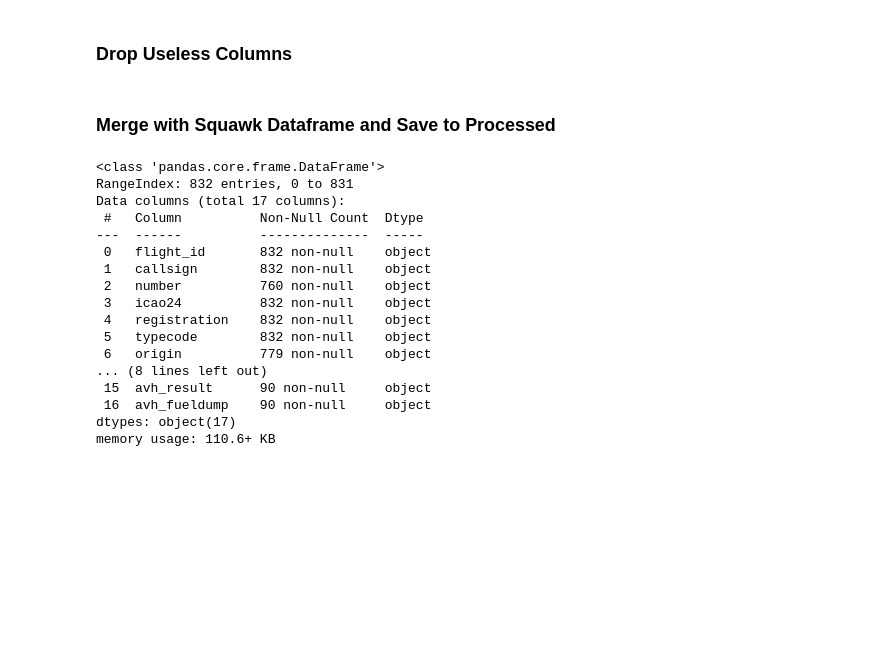
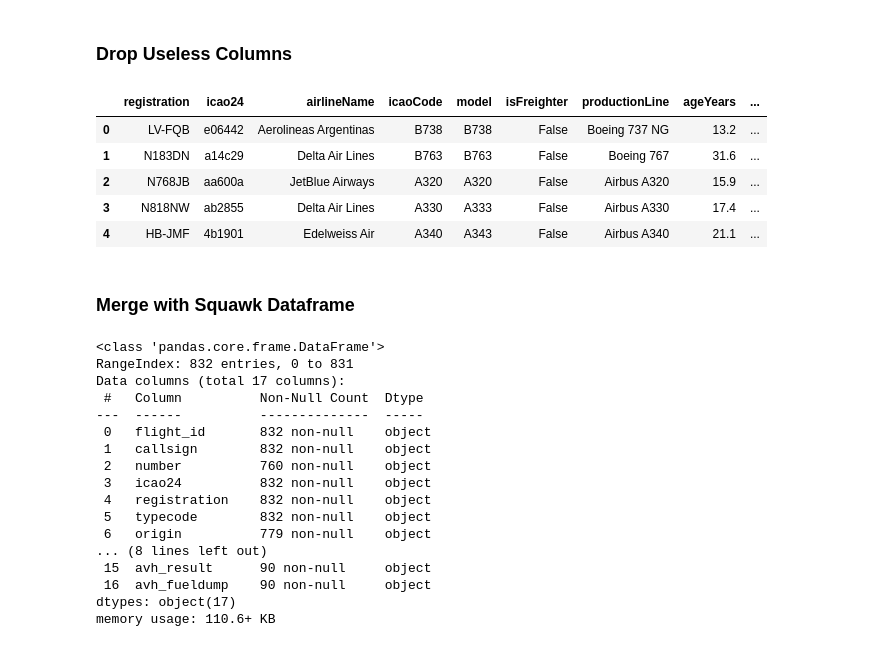
Before and after one commit to ralfreuvers/Constructor-Group-Project-Aviation, a Jupyter notebook: notebooks/aircraft_data_response_extraction_to_df.ipynb, the cells around one changed output. Drawn from its saved outputs; the diff is of its cells as text; code cells hidden in the pictures; blank space fills up the shorter version.

```diff
--- a/notebooks/aircraft_data_response_extraction_to_df.ipynb
+++ b/notebooks/aircraft_data_response_extraction_to_df.ipynb
@@ -146,5 +150,15 @@ df_ac_response_raw.head()
+# %%
+df_ac_response_raw.drop(columns=drop_list_ac_response, inplace=True)
+df_ac_response_raw.head()
+# %% [output]
+|  | registration | icao24 | airlineName | icaoCode | model | isFreighter | productionLine | ageYears | ... |
+| 0 | LV-FQB | e06442 | Aerolineas Argentinas | B738 | B738 | False | Boeing 737 NG | 13.2 | ... |
+| 1 | N183DN | a14c29 | Delta Air Lines | B763 | B763 | False | Boeing 767 | 31.6 | ... |
+| 2 | N768JB | aa600a | JetBlue Airways | A320 | A320 | False | Airbus A320 | 15.9 | ... |
+| 3 | N818NW | ab2855 | Delta Air Lines | A330 | A333 | False | Airbus A330 | 17.4 | ... |
+| 4 | HB-JMF | 4b1901 | Edelweiss Air | A340 | A343 | False | Airbus A340 | 21.1 | ... |
 # %% [markdown]
-### Merge with Squawk Dataframe and Save to Processed
+### Merge with Squawk Dataframe
 # %%
 df_squawk7700_raw = pd.read_csv('../data/raw/squawk7700_metadata.csv')
 df_squawk7700_raw.info()
```
Also changed, not shown: parts of 18 cells of this notebook, 1 other file.
